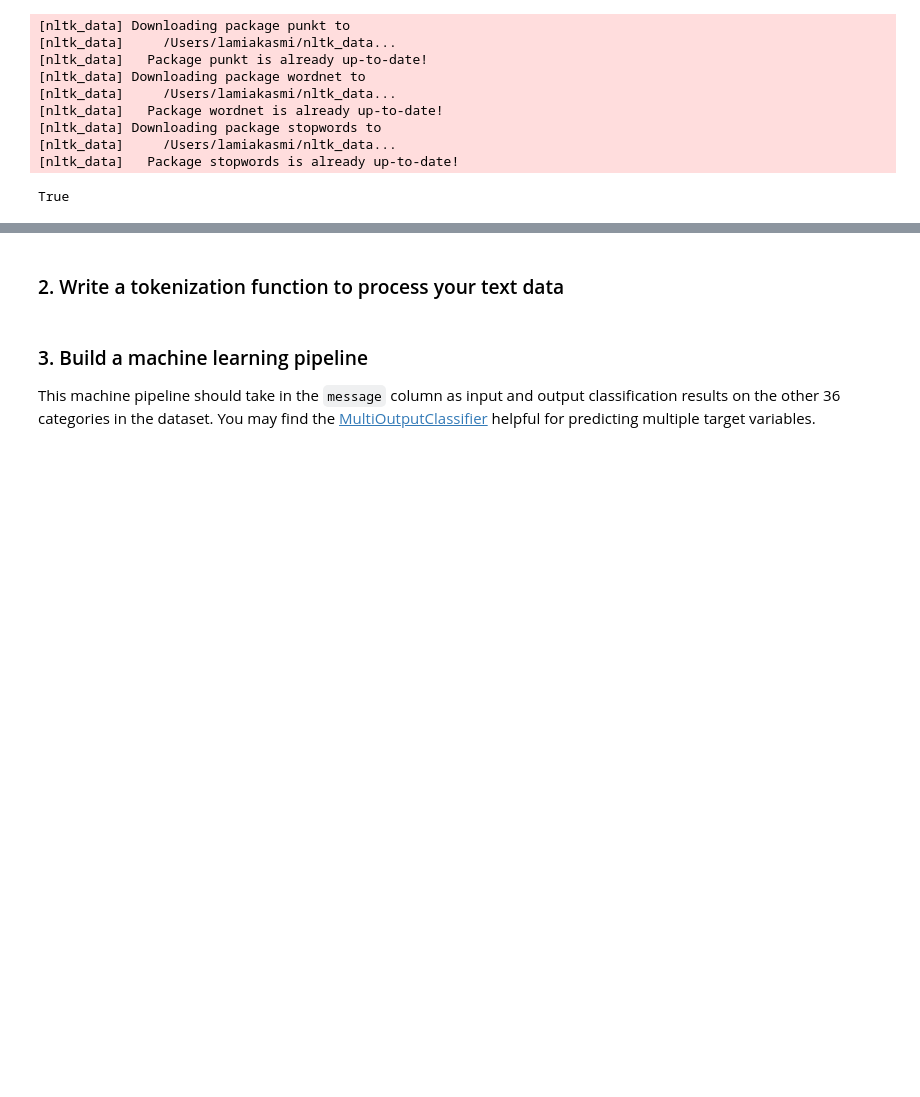
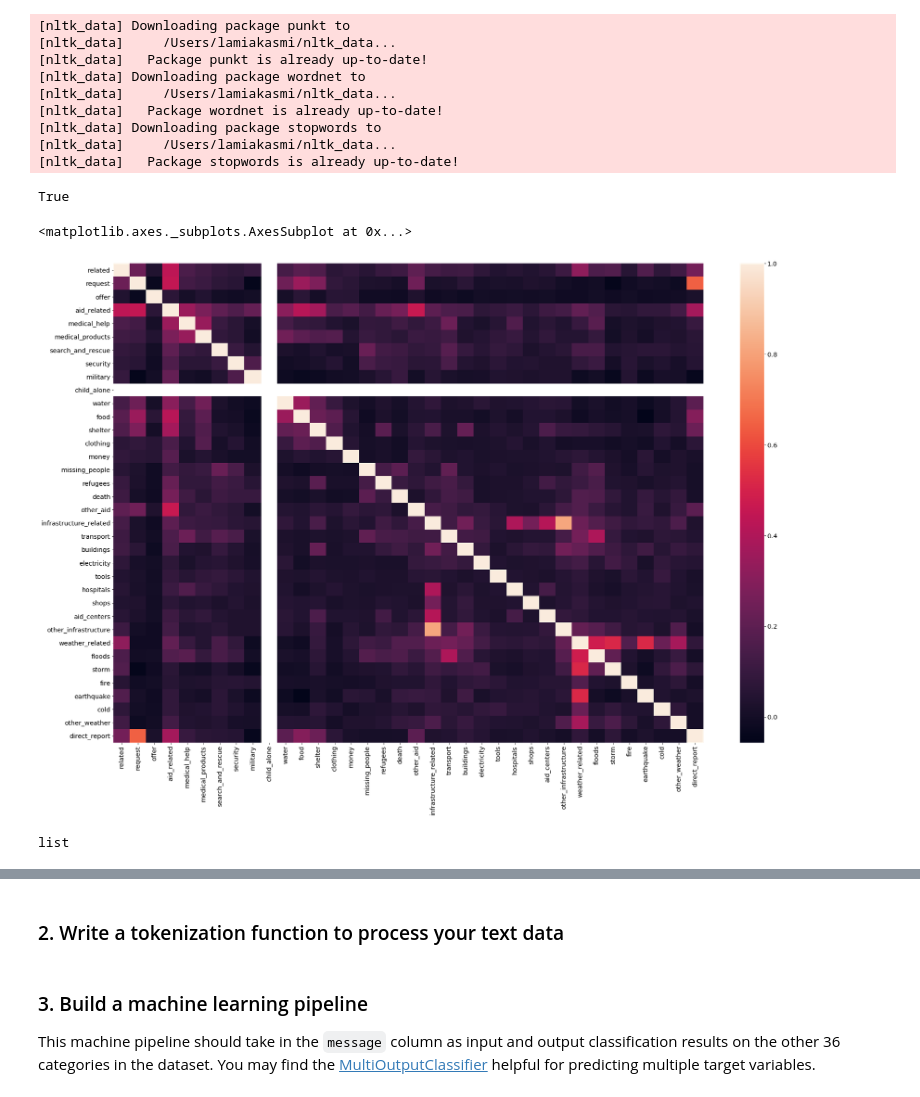
Before and after one commit to Lamiaka/DisasterResponseProject, a Jupyter notebook: jupyter notebooks/ML Pipeline Preparation.ipynb, the cells around one changed output, grey strips where cells are left out. Drawn from its saved outputs; the diff is of its cells as text; code cells hidden in the pictures; blank space fills up the shorter version.

```diff
--- a/jupyter notebooks/ML Pipeline Preparation.ipynb
+++ b/jupyter notebooks/ML Pipeline Preparation.ipynb
@@ -28,12 +28,23 @@ from nltk.stem import WordNetLemmatizer
 from nltk.corpus import stopwords
 import re
 from sklearn.multioutput import MultiOutputClassifier
-from sklearn.ensemble import RandomForestClassifier
+from sklearn.ensemble import RandomForestClassifier, GradientBoostingClassifier
+from sklearn.multiclass import OneVsRestClassifier
+from sklearn.svm import SVC
 from sklearn.pipeline import Pipeline
 from sklearn.metrics import classification_report
 from sklearn.model_selection import train_test_split
 from sklearn.feature_extraction.text import CountVectorizer, TfidfTransformer
 from sklearn.grid_search import GridSearchCV
+from matplotlib import pyplot as plt
+import seaborn as sns
+params = {'legend.fontsize': 'x-large',
+          'figure.figsize': (30, 20),
+         'axes.labelsize': 'x-large',
+         'axes.titlesize':'x-large',
+         'xtick.labelsize':'x-large',
+         'ytick.labelsize':'x-large'}
+plt.rcParams.update(params)
 # %%
 # load data from database
 def load_data():
@@ -43,3 +54,12 @@ def load_data():
     Y = df.iloc[:,4:].drop(columns='child_alone')
     return X,Y
 X,Y = load_data()
+# %%
+sns.heatmap(Y.corr())
+# %% [output]
+<matplotlib.axes._subplots.AxesSubplot at 0x...>
+[figure, added]
+# %%
+type(forbidden_index)
+# %% [output]
+list
```
Also changed, not shown: parts of 36 cells of this notebook, 12 other files.
